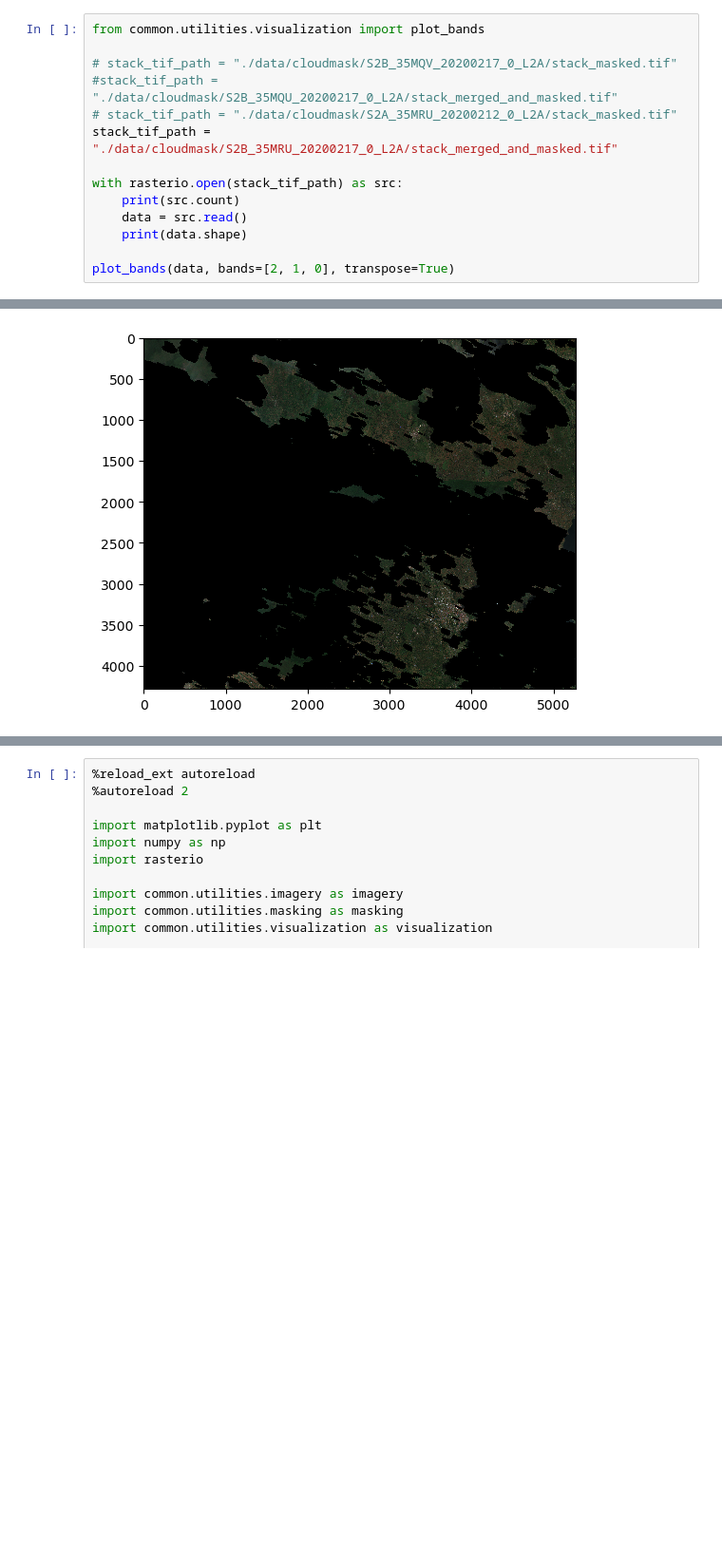
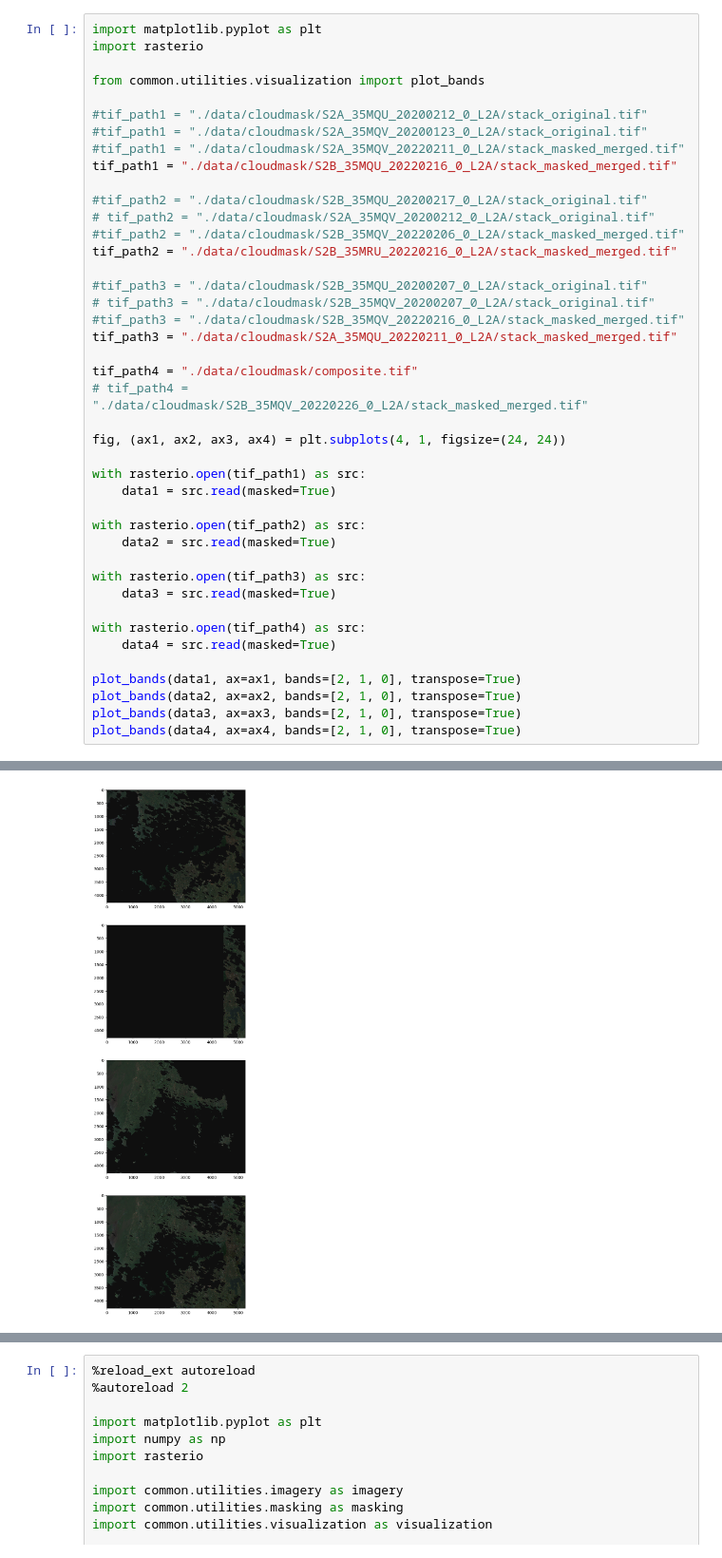
Before and after one commit to caseyslaught/smartcarte-containers, a Jupyter notebook: notebooks/src/TestingCloudMasking.ipynb, the cells around one changed output, grey strips where cells are left out. Shown at 95% size. Drawn from its saved outputs; the diff is of its cells as text; blank space fills up the shorter version.

Commit message:
updated nn cloud mask and prepare imagery notebook

```diff
--- a/notebooks/src/TestingCloudMasking.ipynb
+++ b/notebooks/src/TestingCloudMasking.ipynb
@@ -136,15 +129,43 @@ merged_stack_data (4283, 5264, 4)
 # %%
+import matplotlib.pyplot as plt
+import rasterio
+
 from common.utilities.visualization import plot_bands
 
-# stack_tif_path = "./data/cloudmask/S2B_35MQV_20200217_0_L2A/stack_masked.tif"
-#stack_tif_path = "./data/cloudmask/S2B_35MQU_20200217_0_L2A/stack_merged_and_masked.tif"
-# stack_tif_path = "./data/cloudmask/S2A_35MRU_20200212_0_L2A/stack_masked.tif"
-stack_tif_path = "./data/cloudmask/S2B_35MRU_20200217_0_L2A/stack_merged_and_masked.tif"
+#tif_path1 = "./data/cloudmask/S2A_35MQU_20200212_0_L2A/stack_original.tif"
+#tif_path1 = "./data/cloudmask/S2A_35MQV_20200123_0_L2A/stack_original.tif"
+#tif_path1 = "./data/cloudmask/S2A_35MQV_20220211_0_L2A/stack_masked_merged.tif"
+tif_path1 = "./data/cloudmask/S2B_35MQU_20220216_0_L2A/stack_masked_merged.tif"
 
-with rasterio.open(stack_tif_path) as src:
-    print(src.count)
-    data = src.read()
-    print(data.shape)
+#tif_path2 = "./data/cloudmask/S2B_35MQU_20200217_0_L2A/stack_original.tif"
+# tif_path2 = "./data/cloudmask/S2A_35MQV_20200212_0_L2A/stack_original.tif"
+#tif_path2 = "./data/cloudmask/S2B_35MQV_20220206_0_L2A/stack_masked_merged.tif"
+tif_path2 = "./data/cloudmask/S2B_35MRU_20220216_0_L2A/stack_masked_merged.tif"
 
-plot_bands(data, bands=[2, 1, 0], transpose=True)
+#tif_path3 = "./data/cloudmask/S2B_35MQU_20200207_0_L2A/stack_original.tif"
+# tif_path3 = "./data/cloudmask/S2B_35MQV_20200207_0_L2A/stack_original.tif"
+#tif_path3 = "./data/cloudmask/S2B_35MQV_20220216_0_L2A/stack_masked_merged.tif"
+tif_path3 = "./data/cloudmask/S2A_35MQU_20220211_0_L2A/stack_masked_merged.tif"
+
+tif_path4 = "./data/cloudmask/composite.tif"
+# tif_path4 = "./data/cloudmask/S2B_35MQV_20220226_0_L2A/stack_masked_merged.tif"
+
+fig, (ax1, ax2, ax3, ax4) = plt.subplots(4, 1, figsize=(24, 24))
+
+with rasterio.open(tif_path1) as src:
+    data1 = src.read(masked=True)
+
+with rasterio.open(tif_path2) as src:
+    data2 = src.read(masked=True)
+
+with rasterio.open(tif_path3) as src:
+    data3 = src.read(masked=True)
+
+with rasterio.open(tif_path4) as src:
+    data4 = src.read(masked=True)
+
+plot_bands(data1, ax=ax1, bands=[2, 1, 0], transpose=True)
+plot_bands(data2, ax=ax2, bands=[2, 1, 0], transpose=True)
+plot_bands(data3, ax=ax3, bands=[2, 1, 0], transpose=True)
+plot_bands(data4, ax=ax4, bands=[2, 1, 0], transpose=True)
 # %% [output]
@@ -154 +172 @@ Clipping input data to the valid range for imshow with RGB data ([0..1] for floa
-[figure, old version]
+[figure, new version]
```
Also changed, not shown: parts of 8 cells of this notebook, 6 other files.
